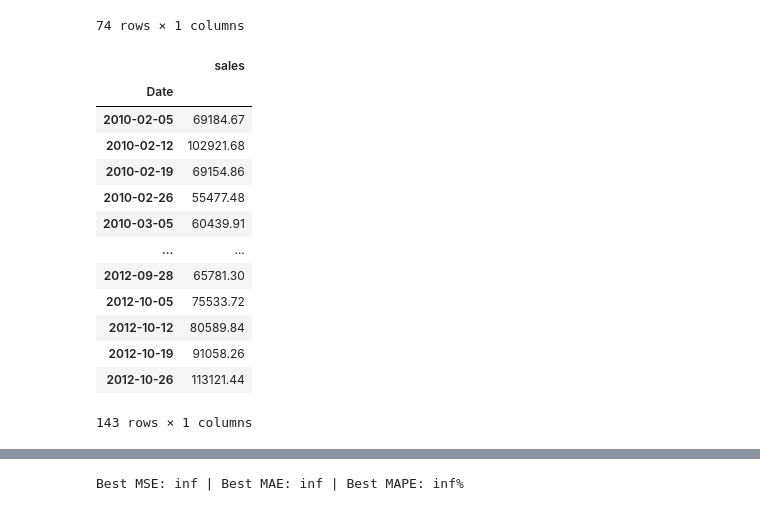
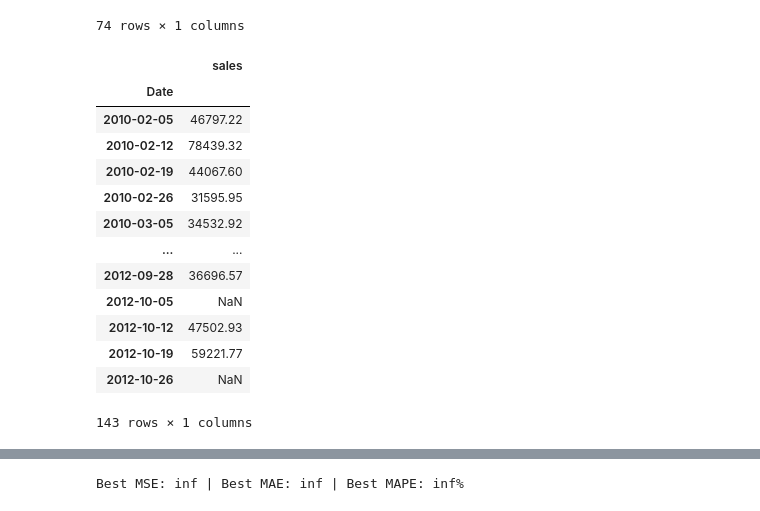
Before and after one commit to berbomeister/ws1-project, a Jupyter notebook: init.ipynb, the cells around one changed output, grey strips where cells are left out. Cells and saved outputs as stored; diff of their text form; code cells hidden in the pictures.

```diff
--- a/init.ipynb
+++ b/init.ipynb
@@ -500,23 +502,6 @@ departments_weights
 | 97 | 0.013755 |
 | 98 | 0.007478 |
 74 rows × 1 columns
-# %%
-sales_series['13-10'] + sales_series['13-1']
-# %% [output]
-|  | sales |
-| Date |  |
-| 2010-02-05 | 69184.67 |
-| 2010-02-12 | 102921.68 |
-| 2010-02-19 | 69154.86 |
-| 2010-02-26 | 55477.48 |
-| 2010-03-05 | 60439.91 |
-| ... | ... |
-| 2012-09-28 | 65781.30 |
-| 2012-10-05 | 75533.72 |
-| 2012-10-12 | 80589.84 |
-| 2012-10-19 | 91058.26 |
-| 2012-10-26 | 113121.44 |
-143 rows × 1 columns
 # %%
 # aggregating the series into a single series for the store
 agg_data = sum(sales_series.values())
@@ -526,4 +511,21 @@ beta = np.arange(0.05, 1.0, 0.05)
 gamma = np.arange(0.05, 1.0, 0.05)
 params_additive, mse_additive, mae_additive, mape_additive = grid_search(agg_data,h, alpha, beta, gamma, additive=True)
 params_mult, mse_mult, mae_mult, mape_mult = grid_search(agg_data,h, alpha, beta, gamma, additive=False)
+# %%
+sales_series['13-1'] + sales_series['13-45']
+# %% [output]
+|  | sales |
+| Date |  |
+| 2010-02-05 | 46797.22 |
+| 2010-02-12 | 78439.32 |
+| 2010-02-19 | 44067.60 |
+| 2010-02-26 | 31595.95 |
+| 2010-03-05 | 34532.92 |
+| ... | ... |
+| 2012-09-28 | 36696.57 |
+| 2012-10-05 | NaN |
+| 2012-10-12 | 47502.93 |
+| 2012-10-19 | 59221.77 |
+| 2012-10-26 | NaN |
+143 rows × 1 columns
 # %%
```
Also changed, not shown: parts of 2 cells of this notebook.
